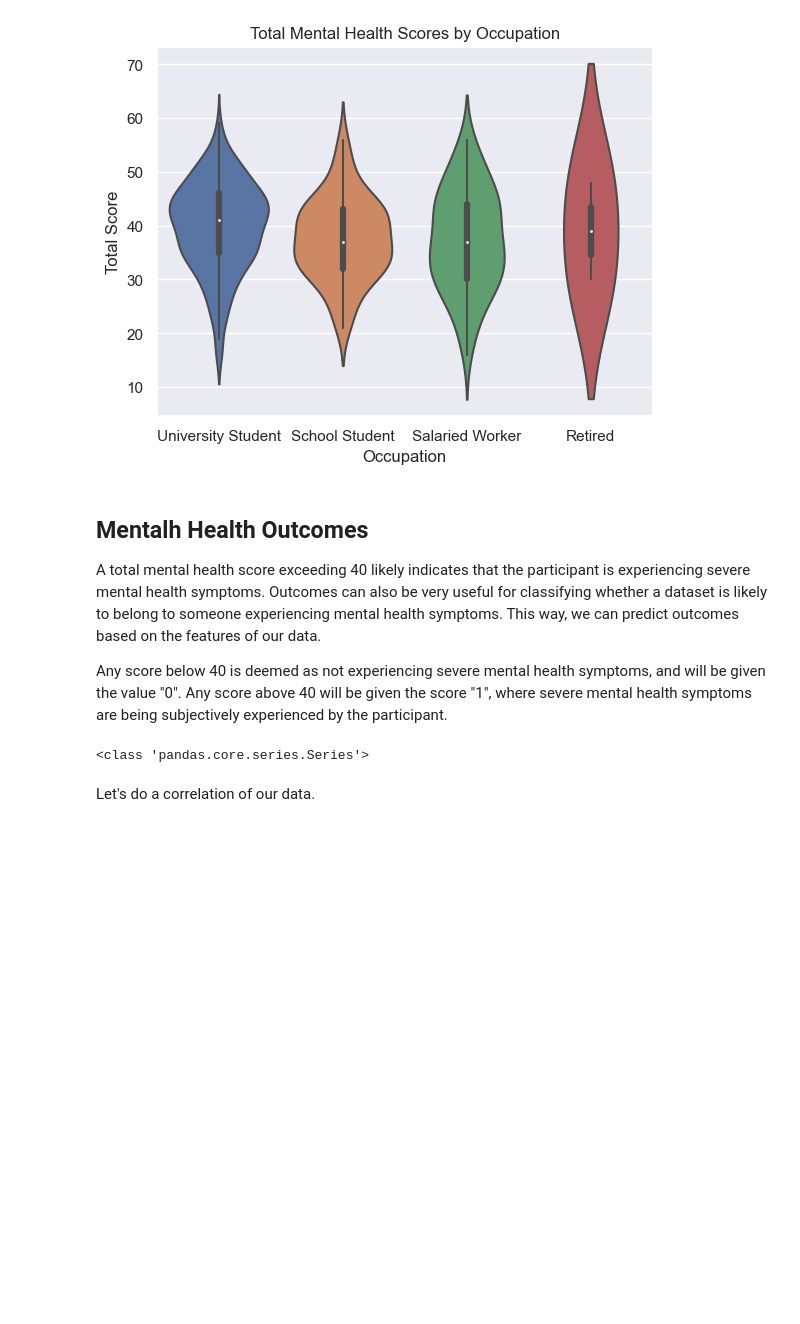
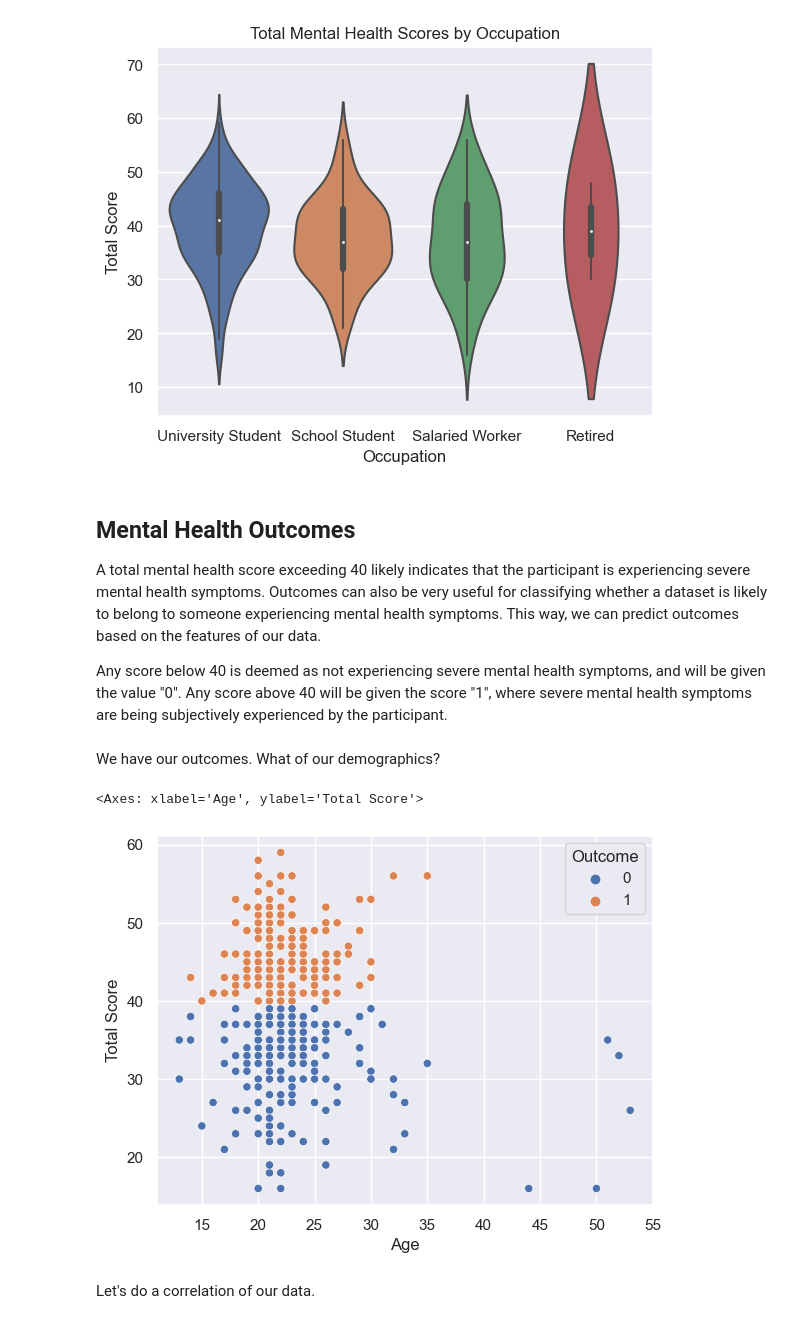
Before and after one commit to allygee/smmh_project, a Jupyter notebook: Social Media Mental Heallth Notebook.ipynb, the cells around one changed output. Drawn from its saved outputs; the diff is of its cells as text; code cells hidden in the pictures; blank space fills up the shorter version.

```diff
--- a/Social Media Mental Heallth Notebook.ipynb
+++ b/Social Media Mental Heallth Notebook.ipynb
@@ -250,19 +255,19 @@ data.head()
 To find out broadly how social media affects mental well being, let's get a total score from all the questionnaires. To dig deeper into potential interactions of mental health with each category (depression, attention, self-esteem), let's create new columns for these separate totals, too.
 # %%
 #Summing anxiety scores
-data['Total Anxiety Score'] = data['Anxiety Q1'] + data['Anxiety Q2']
+data['Anxiety Score'] = data['Anxiety Q1'] + data['Anxiety Q2']
 
 #Sum attention scores
-data['Total Attention Score'] = data['Attention Q1'] + data['Attention Q2'] + data['Attention Q3'] + data['Attention Q4']
+data['Attention Score'] = data['Attention Q1'] + data['Attention Q2'] + data['Attention Q3'] + data['Attention Q4']
 
 #Sum Depression Scores
-data['Total Depression Score'] = data['Depression Q1'] + data['Depression Q2'] + data['Depression Q3']
+data['Depression Score'] = data['Depression Q1'] + data['Depression Q2'] + data['Depression Q3']
 
 #Sum Self Esteem Scores
-data['Total Self Esteem Score'] = data['Self Esteem Q1'] + data['Self Esteem Q2'] + data['Self Esteem Q3']
+data['Self Esteem Score'] = data['Self Esteem Q1'] + data['Self Esteem Q2'] + data['Self Esteem Q3']
 
 #Total mental health score
-data['Total Score'] = data['Total Self Esteem Score'] + data['Total Depression Score'] + data['Total Attention Score'] + data['Total Anxiety Score']
+data['Total Score'] = data['Self Esteem Score'] + data['Depression Score'] + data['Attention Score'] + data['Anxiety Score']
 
 #See the scores
 data.head()
@@ -506,14 +511,13 @@ v = sns.violinplot(data=data, x=data['Occupation'],
 # %% [output]
 [figure]
 # %% [markdown]
-## Mentalh Health Outcomes
+## Mental Health Outcomes
 
 A total mental health score exceeding 40 likely indicates that the participant is experiencing severe mental health symptoms. Outcomes can also be very useful for classifying whether a dataset is likely to belong to someone experiencing mental health symptoms. This way, we can predict outcomes based on the features of our data.
 
 Any score below 40 is deemed as not experiencing severe mental health symptoms, and will be given the value "0". Any score above 40 will be given the score "1", where severe mental health symptoms are being subjectively experienced by the participant.
 # %%
 #Any total score below 40 is 0, and total scores above 40 will be 1.
-
 def outcome_score(score):
     if score >= 40:
         return 1
@@ -521,8 +525,19 @@ def outcome_score(score):
         return 0
 
 data['Outcome'] = data['Total Score'].apply(lambda score: outcome_score(score))
+
+#let's check that it worked - the sum of "True" in outcome and Total Score should be the same.
+print(sum(data['Outcome'] == 1))
+print(sum(data['Total Score'] >= 40))
+#We also should not have any unique values.
+print(data['Outcome'].value_counts())
-# %% [output]
-<class 'pandas.core.series.Series'>
+# %% [markdown]
+We have our outcomes. What of our demographics?
+# %%
+sns.scatterplot(data=data, x=data['Age'], y=data['Total Score'], hue=data['Outcome'])
+# %% [output]
+<Axes: xlabel='Age', ylabel='Total Score'>
+[figure, added]
 # %% [markdown]
 Let's do a correlation of our data.
 # %%
```
Also changed, not shown: parts of 17 cells of this notebook.
